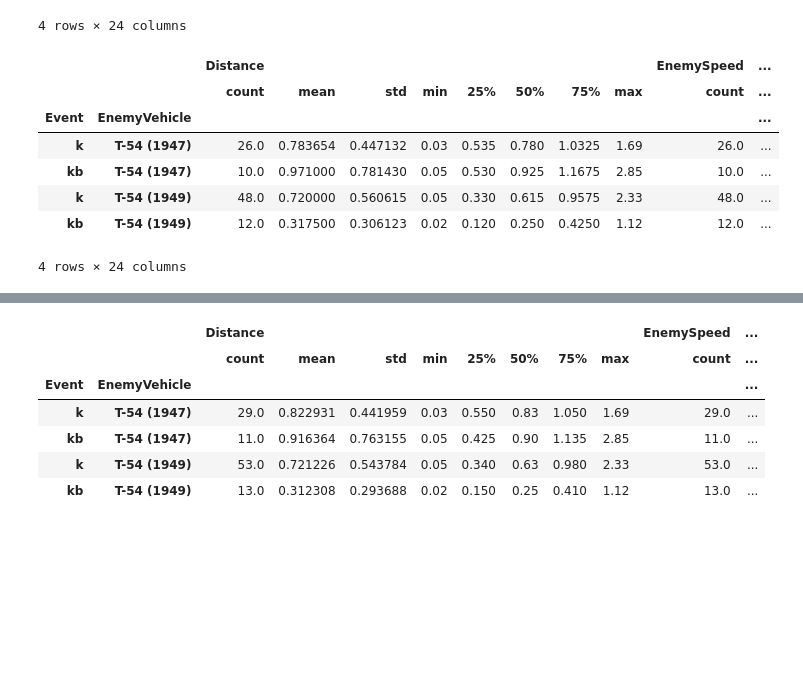
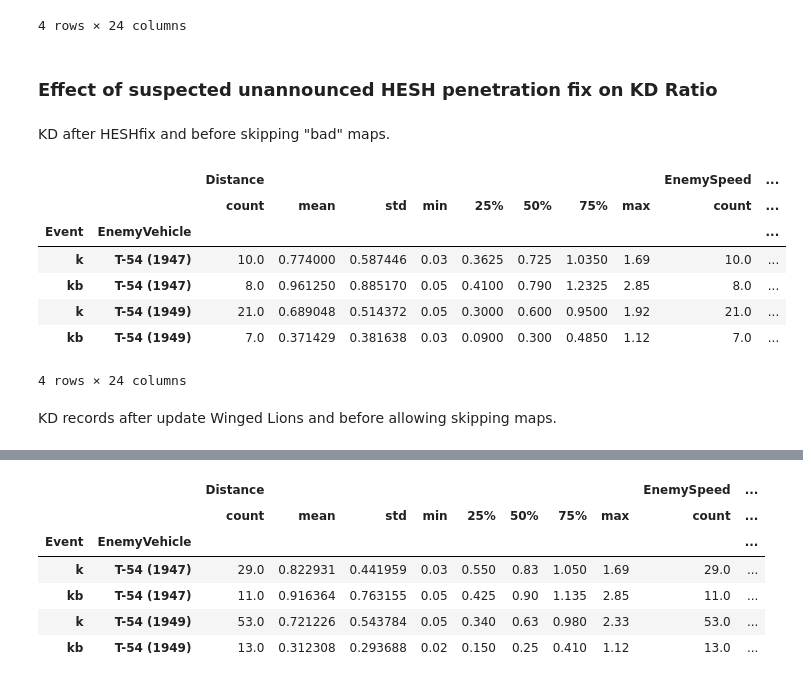
Before and after one commit to SS-Runen/Python-Micro-projects, a Jupyter notebook: warthunder-performance-analysis.ipynb, the cells around one changed output, grey strips where cells are left out. Saved outputs shown, nothing was run; the diff lists cells and outputs as text; code cells hidden in the pictures; blank space fills up the shorter version.

```diff
--- a/warthunder-performance-analysis.ipynb
+++ b/warthunder-performance-analysis.ipynb
@@ -584,19 +585,25 @@ describe_kd(
 | k | T-54 (1949) | 27.0 | 0.744074 | 0.602694 | 0.05 | 0.360 | 0.63 | 0.9400 | 2.330 | 27.0 | ... |
 | kb | T-54 (1949) | 5.0 | 0.242000 | 0.164378 | 0.02 | 0.180 | 0.20 | 0.4000 | 0.410 | 5.0 | ... |
 4 rows × 24 columns
+# %% [markdown]
+### Effect of suspected unannounced HESH penetration fix on KD Ratio
+# %% [markdown]
+KD after HESHfix and before skipping "bad" maps.
 # %%
 describe_kd(
     subject_target_pairs = [
         ("Centurion Mk. 10", ["1947", "1949"])
     ],
-    df_data = df_data.loc[bmask_after_heshfix]
+    df_data = df_data.loc[bmask_after_heshfix & ~bmask_after_allowskipping]
 )
 # %% [output]
 |  |  | Distance |  |  |  |  |  |  |  | EnemySpeed | ... |
 |  |  | count | mean | std | min | 25% | 50% | 75% | max | count | ... |
 | Event | EnemyVehicle |  |  |  |  |  |  |  |  |  | ... |
-| k | T-54 (1947) | 26.0 | 0.783654 | 0.447132 | 0.03 | 0.535 | 0.780 | 1.0325 | 1.69 | 26.0 | ... |
-| kb | T-54 (1947) | 10.0 | 0.971000 | 0.781430 | 0.05 | 0.530 | 0.925 | 1.1675 | 2.85 | 10.0 | ... |
-| k | T-54 (1949) | 48.0 | 0.720000 | 0.560615 | 0.05 | 0.330 | 0.615 | 0.9575 | 2.33 | 48.0 | ... |
-| kb | T-54 (1949) | 12.0 | 0.317500 | 0.306123 | 0.02 | 0.120 | 0.250 | 0.4250 | 1.12 | 12.0 | ... |
+| k | T-54 (1947) | 10.0 | 0.774000 | 0.587446 | 0.03 | 0.3625 | 0.725 | 1.0350 | 1.69 | 10.0 | ... |
+| kb | T-54 (1947) | 8.0 | 0.961250 | 0.885170 | 0.05 | 0.4100 | 0.790 | 1.2325 | 2.85 | 8.0 | ... |
+| k | T-54 (1949) | 21.0 | 0.689048 | 0.514372 | 0.05 | 0.3000 | 0.600 | 0.9500 | 1.92 | 21.0 | ... |
+| kb | T-54 (1949) | 7.0 | 0.371429 | 0.381638 | 0.03 | 0.0900 | 0.300 | 0.4850 | 1.12 | 7.0 | ... |
 4 rows × 24 columns
+# %% [markdown]
+KD records after update Winged Lions and before allowing skipping maps.
```
Also changed, not shown: parts of 31 cells of this notebook.
